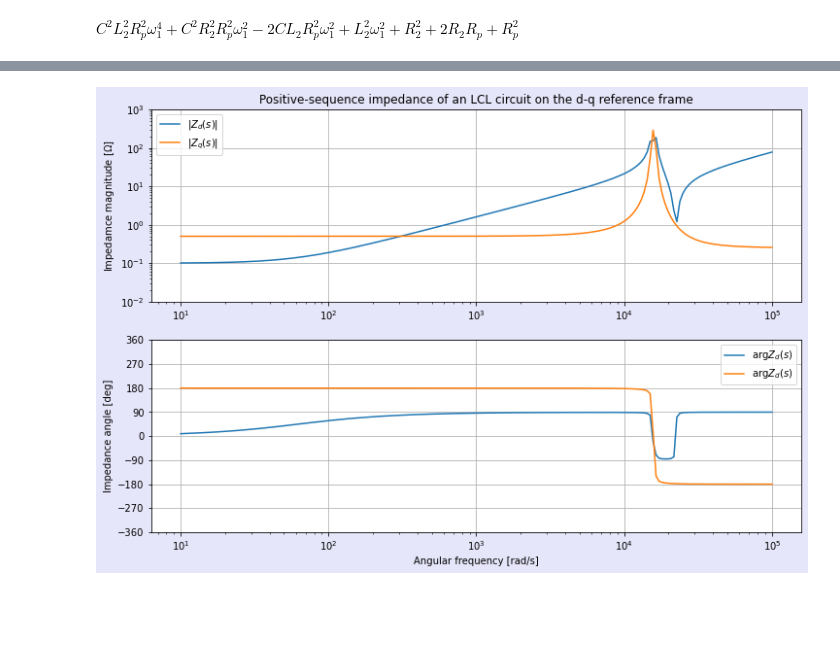
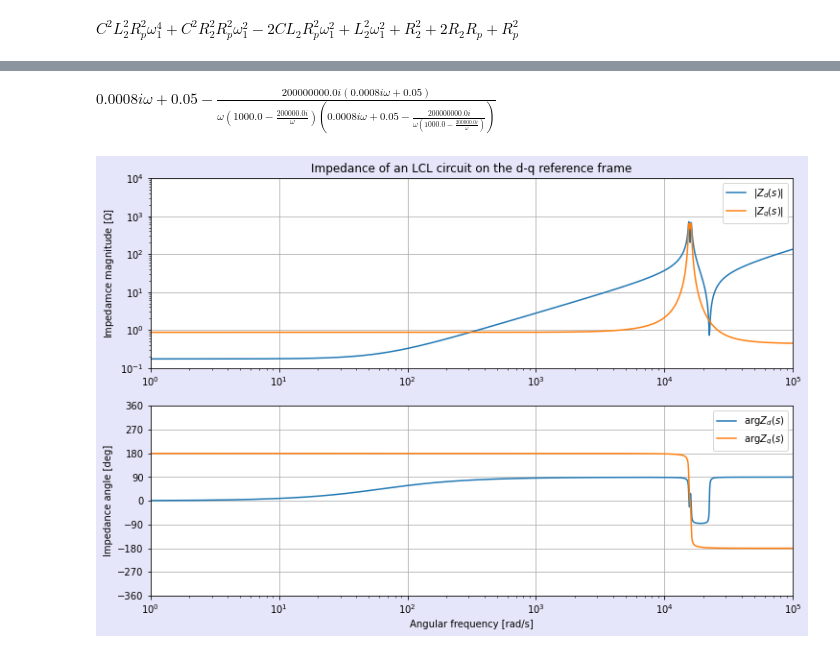
Before and after one commit to RR-Inyo/Zdq-of-LCL, a Jupyter notebook: Zdq-of-LCL.ipynb, the cells around one changed output, grey strips where cells are left out. Drawn from its saved outputs; the diff is of its cells as text; code cells hidden in the pictures; blank space fills up the shorter version.

```diff
--- a/Zdq-of-LCL.ipynb
+++ b/Zdq-of-LCL.ipynb
@@ -38,4 +38,5 @@ Zs.ratsimp().collect(s)
 $\displaystyle L_{1} s + R_{1} + \frac{L_{2} R_{p} s + R_{2} R_{p}}{C L_{2} R_{p} s^{2} + R_{2} + R_{p} + s \left(C R_{2} R_{p} + L_{2}\right)}$
 # %%
 # 回転(d-q)座標系でのインピーダンス
-Z = Zs.subs(s, (s - sp.I * omega1))
+# √3を忘れないように
+Z = sp.sqrt(3) * Zs.subs(s, (s - sp.I * omega1))
@@ -194,13 +207,17 @@ _C = 5e-6 # [F]
 _Rp = 1e3 # [Ω]
 _omega1 = 2 * sp.pi * 50 # [rad/s]
 
-# 対角成分関数の定義(lamnbdify)
+# 対角成分関数の定義(lambdify)
 _Zd = Zd.subs([(R1, _R1), (L1, _L1), (R2, _R2), (L2, _L2), (C, _C), (Rp, _Rp), (omega1, _omega1), (s, sp.I * omega)])
 Zd_FRA = sp.lambdify(omega, _Zd, "numpy")
 
-# 非対角成分（干渉項）関数の定義(lamnbdify)
+# 非対角成分（干渉項）関数の定義(lambdify)
 _Zq = Zq.subs([(R1, _R1), (L1, _L1), (R2, _R2), (L2, _L2), (C, _C), (Rp, _Rp), (omega1, _omega1), (s, sp.I * omega)])
 Zq_FRA = sp.lambdify(omega, _Zq, "numpy")
+
+# 静止座標系関数の定義(lambdify)
+_Zs = Zs.subs([(R1, _R1), (L1, _L1), (R2, _R2), (L2, _L2), (C, _C), (Rp, _Rp), (s, sp.I * omega)])
+Zs_FRA = sp.lambdify(omega, _Zs, "numpy")
 # %%
 _Zd
 # %% [output]
@@ -212,34 +229,39 @@ $\displaystyle \frac{100 \pi \left(3.2 \cdot 10^{-6} \omega^{2} - 0.00084 i \ome
+# %%
+_Zs
+# %% [output]
+$\displaystyle 0.0008 i \omega + 0.05 - \frac{200000000.0 i \left(0.0008 i \omega + 0.05\right)}{\omega \left(1000.0 - \frac{200000.0 i}{\omega}\right) \left(0.0008 i \omega + 0.05 - \frac{200000000.0 i}{\omega \left(1000.0 - \frac{200000.0 i}{\omega}\right)}\right)}$
 # %%
-# ボード線図のプロット（正相成分）
+# インピーダンスのプロット
 ## データ生成
-omega = np.logspace(1, 5, 200)
-Zd_bode = Zd_FRA(omega)
-Zq_bode = Zq_FRA(omega)
+_omega = np.logspace(0, 5, 2000)
+Zd_bode = Zd_FRA(_omega)
+Zq_bode = Zq_FRA(_omega)
+Zs_bode = Zs_FRA(_omega)
 
 ## ボード線図のプロット
 fig, ax = plt.subplots(2, 1, figsize = (12, 8))
 fig.patch.set_facecolor('lavender')
 
 ## 絶対値
-ax[0].set_title(f'Positive-sequence impedance of an LCL circuit on the d-q reference frame')
-ax[0].loglog(omega, np.abs(Zd_bode), ls = '-', label = r'$|Z_d(s)|$')
-ax[0].loglog(omega, np.abs(Zq_bode), ls = '-', label = r'$|Z_q(s)|$')
+ax[0].set_title(f'Impedance of an LCL circuit on the d-q reference frame')
+ax[0].loglog(_omega, np.abs(Zd_bode), ls = '-', label = r'$|Z_d(s)|$')
+ax[0].loglog(_omega, np.abs(Zq_bode), ls = '-', label = r'$|Z_q(s)|$')
 ax[0].set_ylabel(r'Impedamce magnitude [$\Omega$]')
-# ax[0].set_xlim(1e2, 1e4)
-ax[0].set_ylim(0.01, 1e3)
+ax[0].set_xlim(1e0, 1e5)
+ax[0].set_ylim(1e-1, 1e4)
 ax[0].legend()
 ax[0].grid()
 
 ## 偏角
-ax[1].semilogx(omega, np.rad2deg(np.unwrap(np.angle(Zd_bode))), ls = '-', label = r'$\arg Z_d(s)$')
-ax[1].semilogx(omega, np.rad2deg(np.unwrap(np.angle(Zq_bode))), ls = '-', label = r'$\arg Z_d(s)$')
-# ax[1].set_xlim(1e2, 1e4)
+ax[1].semilogx(_omega, np.rad2deg(np.unwrap(np.angle(Zd_bode))), ls = '-', label = r'$\arg Z_d(s)$')
+ax[1].semilogx(_omega, np.rad2deg(np.unwrap(np.angle(Zq_bode))), ls = '-', label = r'$\arg Z_q(s)$')
+ax[1].set_xlim(1e0, 1e5)
 ax[1].set_xlabel('Angular frequency [rad/s]')
 ax[1].set_ylabel('Impedance angle [deg]')
 ax[1].set_ylim(-360, 360)
 ax[1].set_yticks(range(-360, 450, 90))
 ax[1].legend()
 ax[1].grid()
 # %% [output]
-[figure, old version]
+[figure, new version]
 # %%
```
Also changed, not shown: parts of 20 cells of this notebook.
